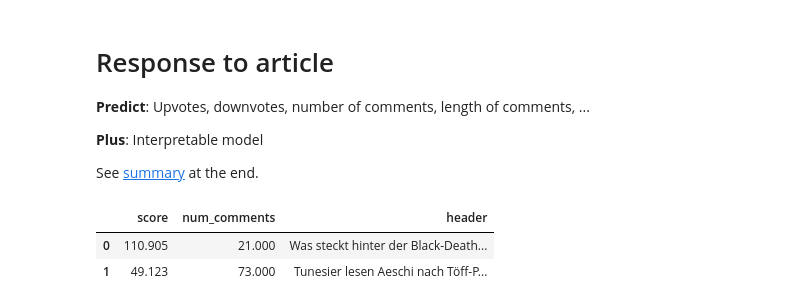
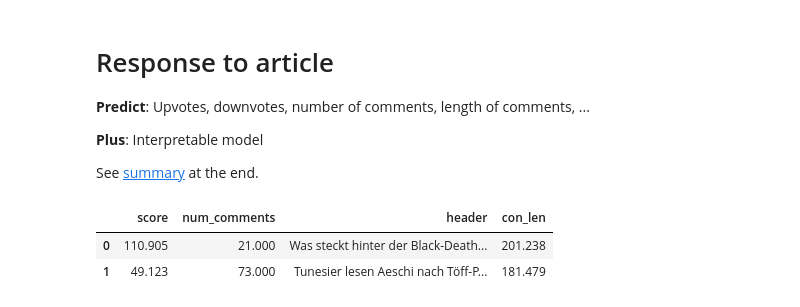
Before and after one commit to fdelia/bots, a Jupyter notebook: 5_predict_response_to_article.ipynb, the cells around one changed output. Drawn from its saved outputs; the diff is of its cells as text; code cells hidden in the pictures.

```diff
--- a/5_predict_response_to_article.ipynb
+++ b/5_predict_response_to_article.ipynb
@@ -71,37 +71,37 @@ df_art['text_len'] = df_art['text'].apply(lambda x: len(str(x)))
 df_art['text_num_words'] = df_art['text'].apply(lambda x: len(str(x).split()))
 df_art['text_n_periods'] = df_art['text'].apply(lambda x: len(str(x).split('.')))
 
 # Left inner join
 df_merge = pd.merge(left=df_com, right=df_art, left_on='tId', right_on='tId')
 
 # Remove rows with missing values
 # use .count() to check for missing values
 df_merge.dropna(axis=0, how='any', inplace=True)
 
 # Get order of comments per article
 df_merge = df_merge.sort_values(['tId', 'time_since_epoch']).groupby('tId')
 
 # Get article specific statistics, group = article
 def get_art_statistics(group):
     first = group.iloc[:1]['time_since_epoch']
     group['art_first_weekday'] = group.iloc[:1]['weekday']
     group['art_first_hour'] = group.iloc[:1]['hour']
 
     group['time_since_first'] = group['time_since_epoch'].apply(lambda x: (x - first) / 3600)
 
     group['art_score_sum'] = group['score'].sum()
     group['art_activity_sum'] = group['activity'].sum()
 
     return group
 
 df_merge = df_merge.apply(get_art_statistics)
 df_merge = df_merge.groupby('tId').mean().reset_index()
 df_merge = df_merge.merge(df_art[['tId', 'header', 'sub', 'text']], on='tId')
-df_merge.head(2)[['score', 'num_comments', 'header']]
+df_merge.head(2)[['score', 'num_comments', 'header', 'con_len']]
 # %% [output]
-|  | score | num_comments | header |
-| 0 | 110.905 | 21.000 | Was steckt hinter der Black-Death... |
-| 1 | 49.123 | 73.000 | Tunesier lesen Aeschi nach Töff-P... |
+|  | score | num_comments | header | con_len |
+| 0 | 110.905 | 21.000 | Was steckt hinter der Black-Death... | 201.238 |
+| 1 | 49.123 | 73.000 | Tunesier lesen Aeschi nach Töff-P... | 181.479 |
 # %%
 #import math
 
```
Also changed, not shown: parts of 4 cells of this notebook.
